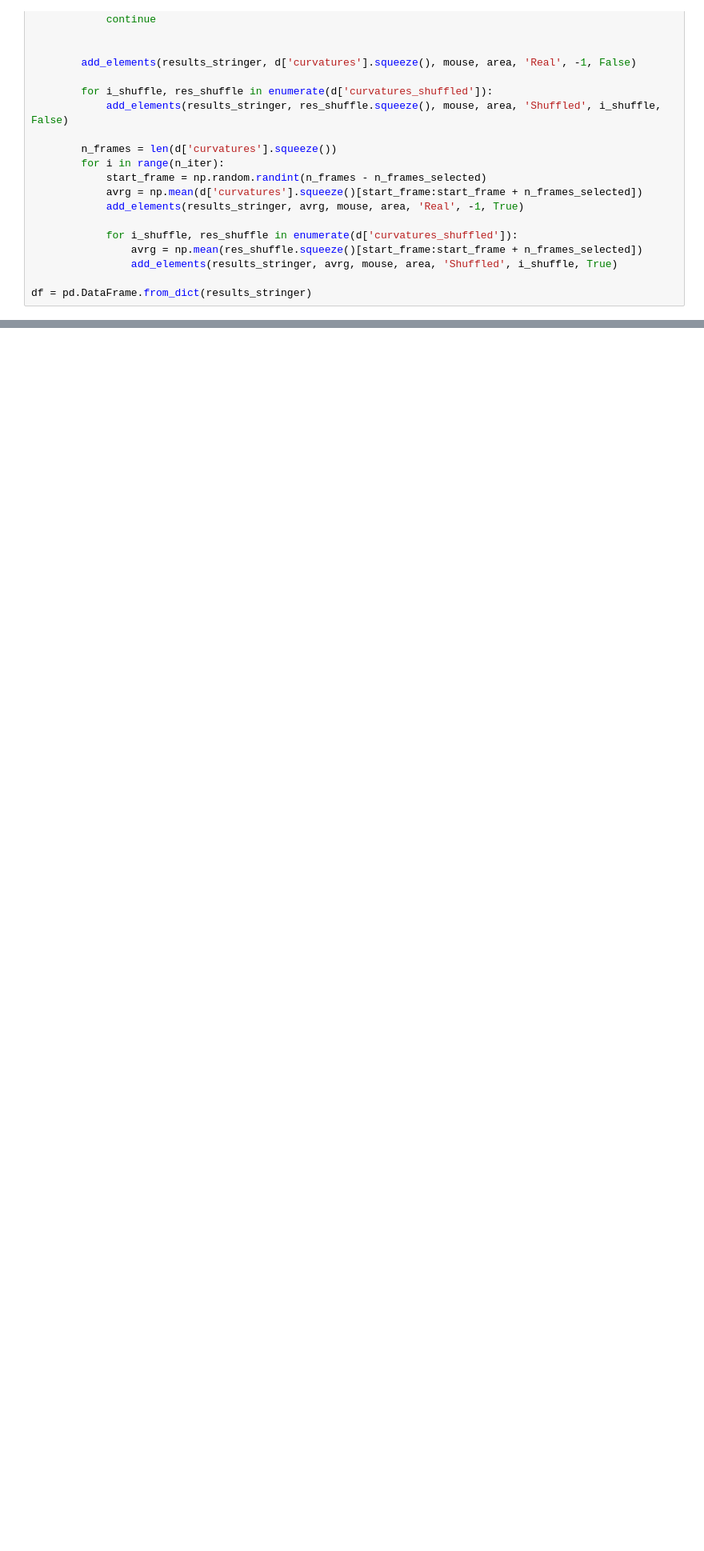
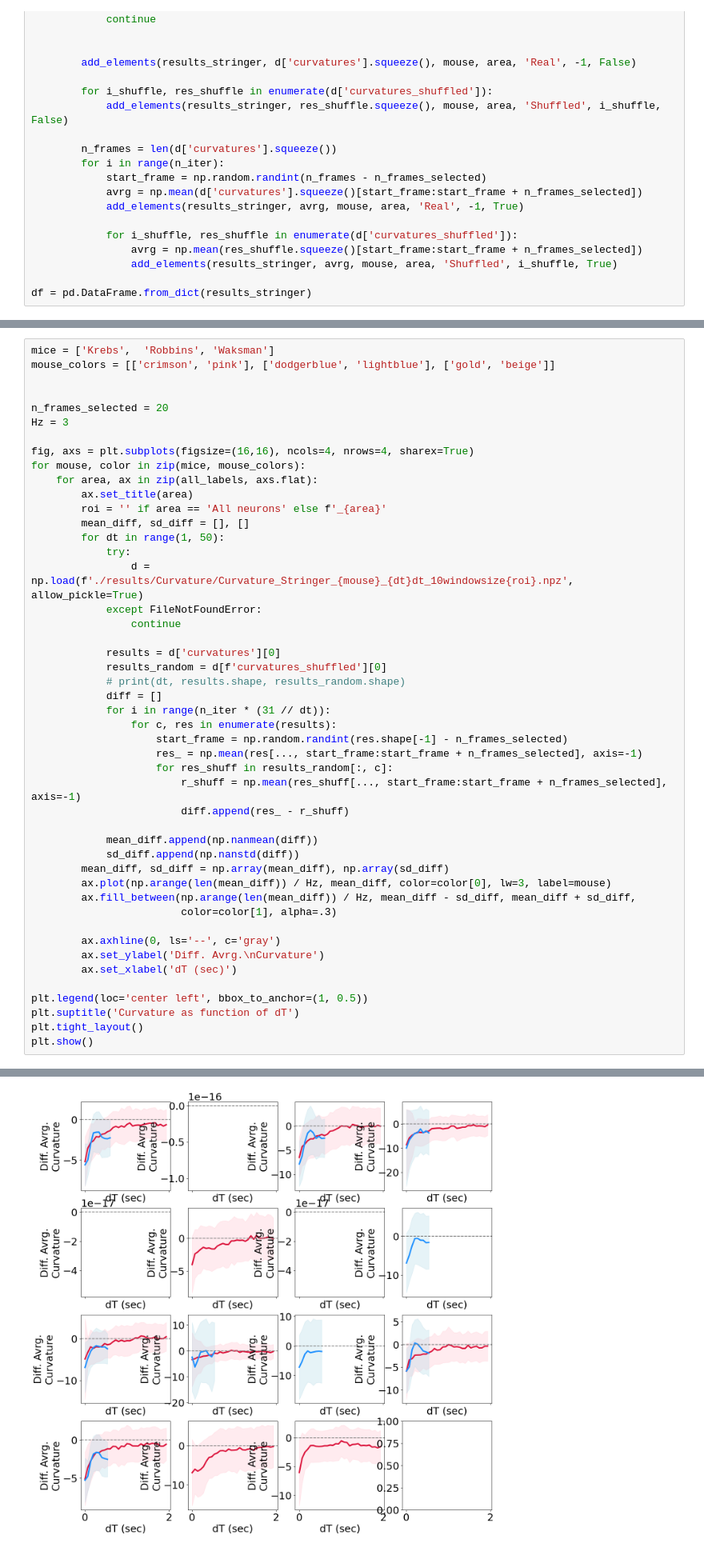
Before and after one commit to kaschube-lab/SpontSampling, a Jupyter notebook: plot_curvature.ipynb, the cells around one changed output, grey strips where cells are left out. Shown at 80% size. Saved outputs shown, nothing was run; the diff lists cells and outputs as text; blank space fills up the shorter version.

Commit message:
curvature plots

```diff
--- a/plot_curvature.ipynb
+++ b/plot_curvature.ipynb
@@ -234,3 +234,51 @@ SomMoCtx_Real v.s. SomMoCtx_Shuffled: t-test independent samples with Bonferroni
 V1_Real v.s. V1_Shuffled: t-test independent samples with Bonferroni correction, P_val=2.493e-24 stat=-1.189e+01
 V2_Real v.s. V2_Shuffled: t-test independent samples with Bonferroni correction, P_val=1.926e-28 stat=-1.318e+01
 [figure]
+# %%
+mice = ['Krebs',  'Robbins', 'Waksman']
+mouse_colors = [['crimson', 'pink'], ['dodgerblue', 'lightblue'], ['gold', 'beige']]
+
+
+n_frames_selected = 20
+Hz = 3
+
+fig, axs = plt.subplots(figsize=(16,16), ncols=4, nrows=4, sharex=True)
+for mouse, color in zip(mice, mouse_colors):
+    for area, ax in zip(all_labels, axs.flat):
+        ax.set_title(area)
+        roi = '' if area == 'All neurons' else f'_{area}'
+        mean_diff, sd_diff = [], []
+        for dt in range(1, 50):
+            try:
+                d = np.load(f'./results/Curvature/Curvature_Stringer_{mouse}_{dt}dt_10windowsize{roi}.npz', allow_pickle=True)
+            except FileNotFoundError:
+                continue
+
+            results = d['curvatures'][0]
+            results_random = d[f'curvatures_shuffled'][0]
+            # print(dt, results.shape, results_random.shape)
+            diff = []
+            for i in range(n_iter * (31 // dt)):
+                for c, res in enumerate(results):
+                    start_frame = np.random.randint(res.shape[-1] - n_frames_selected)
+                    res_ = np.mean(res[..., start_frame:start_frame + n_frames_selected], axis=-1)
+                    for res_shuff in results_random[:, c]:
+                        r_shuff = np.mean(res_shuff[..., start_frame:start_frame + n_frames_selected], axis=-1)
+                        diff.append(res_ - r_shuff)
+
+            mean_diff.append(np.nanmean(diff))
+            sd_diff.append(np.nanstd(diff))
+        mean_diff, sd_diff = np.array(mean_diff), np.array(sd_diff)
+        ax.plot(np.arange(len(mean_diff)) / Hz, mean_diff, color=color[0], lw=3, label=mouse)
+        ax.fill_between(np.arange(len(mean_diff)) / Hz, mean_diff - sd_diff, mean_diff + sd_diff,
+                        color=color[1], alpha=.3)
+
+        ax.axhline(0, ls='--', c='gray')
+        ax.set_ylabel('Diff. Avrg.\nCurvature')
+        ax.set_xlabel('dT (sec)')
+
+plt.legend(loc='center left', bbox_to_anchor=(1, 0.5))
+plt.suptitle('Curvature as function of dT')
+plt.tight_layout()
+plt.show()
+# %% [output]
@@ -237,3 +286,4 @@ V2_Real v.s. V2_Shuffled: t-test independent samples with Bonferroni correction,
+[figure, added]
 # %% [markdown]
 ## Monkey Ephys
 # %%
```
Also changed, not shown: parts of 1 cell of this notebook.
